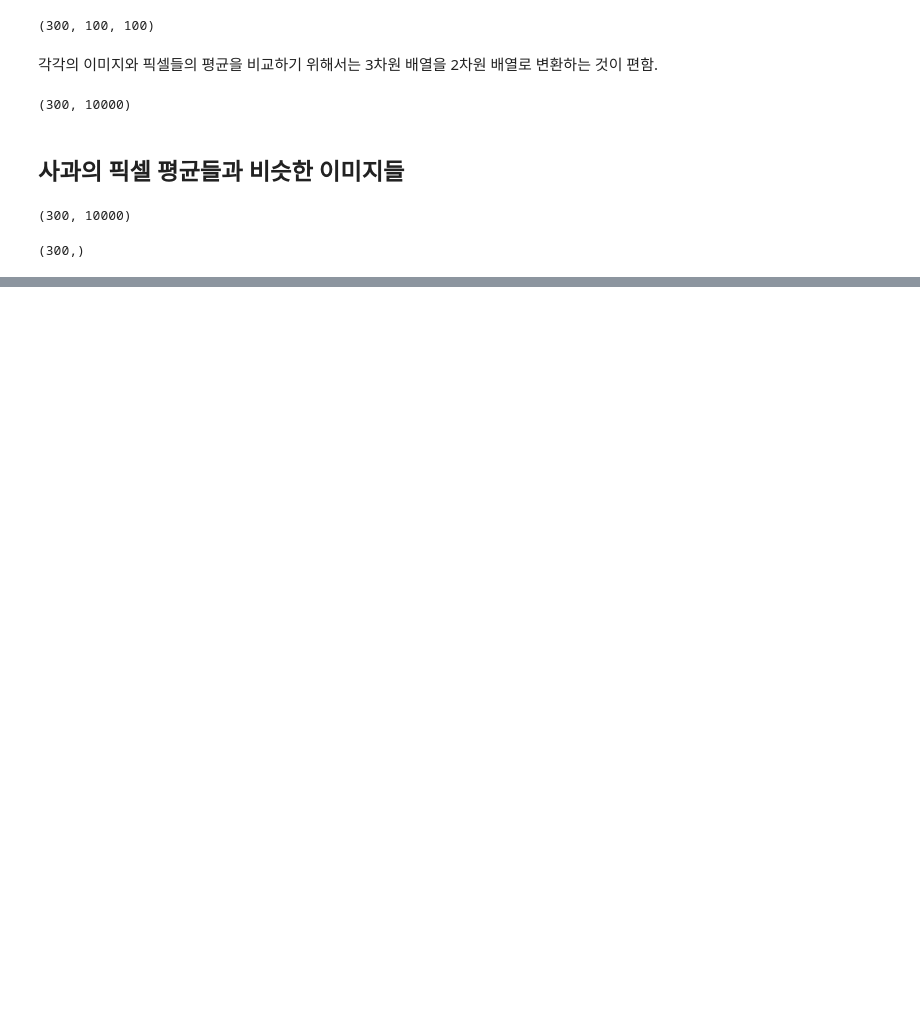
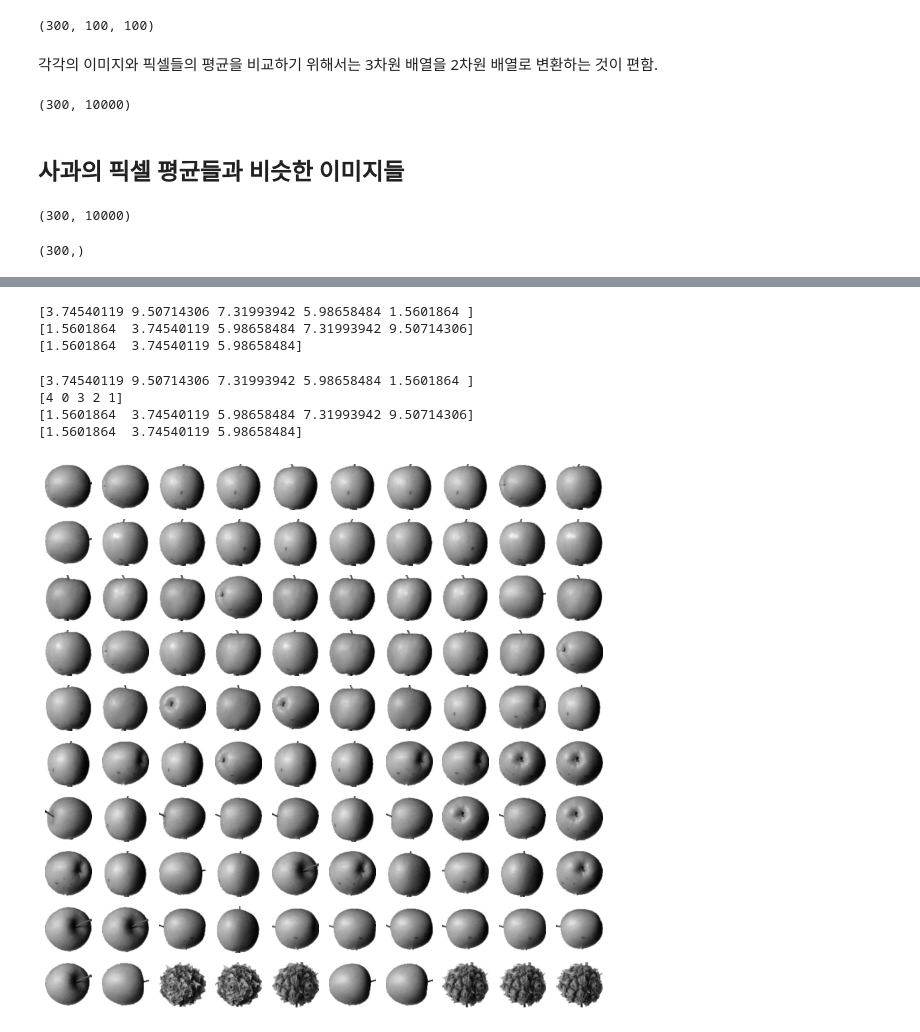
Before and after one commit to JakeOh/202011_itw_bd21, a Jupyter notebook: lab_ml/ml13_cluster.ipynb, the cells around one changed output, grey strips where cells are left out. Cells and saved outputs as stored; diff of their text form; code cells hidden in the pictures; blank space fills up the shorter version.

```diff
--- a/lab_ml/ml13_cluster.ipynb
+++ b/lab_ml/ml13_cluster.ipynb
@@ -246,0 +227,31 @@ array([9.10295415e+06, 8.13135789e+06, 9.26089275e+06, 9.02459381e+06,
+# %%
+np.random.seed(42)
+arr = np.random.uniform(0, 10, size=5)
+print(arr)
+arr.sort()  # 배열 arr을 오름차순으로 정렬해서 순서를 바꿈.
+print(arr)
+print(arr[:3])
+# %% [output]
+[3.74540119 9.50714306 7.31993942 5.98658484 1.5601864 ]
+[1.5601864  3.74540119 5.98658484 7.31993942 9.50714306]
+[1.5601864  3.74540119 5.98658484]
+# %%
+np.random.seed(42)
+arr = np.random.uniform(0, 10, size=5)
+print(arr)
+idx = arr.argsort()  # 오름차순 정렬된 배열을 만들 수 있는 인덱스
+print(idx)
+print(arr[idx])
+print(arr[idx[:3]])
+# %% [output]
+[3.74540119 9.50714306 7.31993942 5.98658484 1.5601864 ]
+[4 0 3 2 1]
+[1.5601864  3.74540119 5.98658484 7.31993942 9.50714306]
+[1.5601864  3.74540119 5.98658484]
+# %%
+# 거리 제곱들을 정렬해서 작은 순서로 100개를 선택
+idx = dist_sq.argsort()
+apple_like = idx[:100]  # 사과의 평균 픽셀과 가까운 100개 이미지의 인덱스
+plot_fruit(fruits[apple_like])
+# %% [output]
+[figure, added]
```
Also changed, not shown: parts of 4 cells of this notebook.
